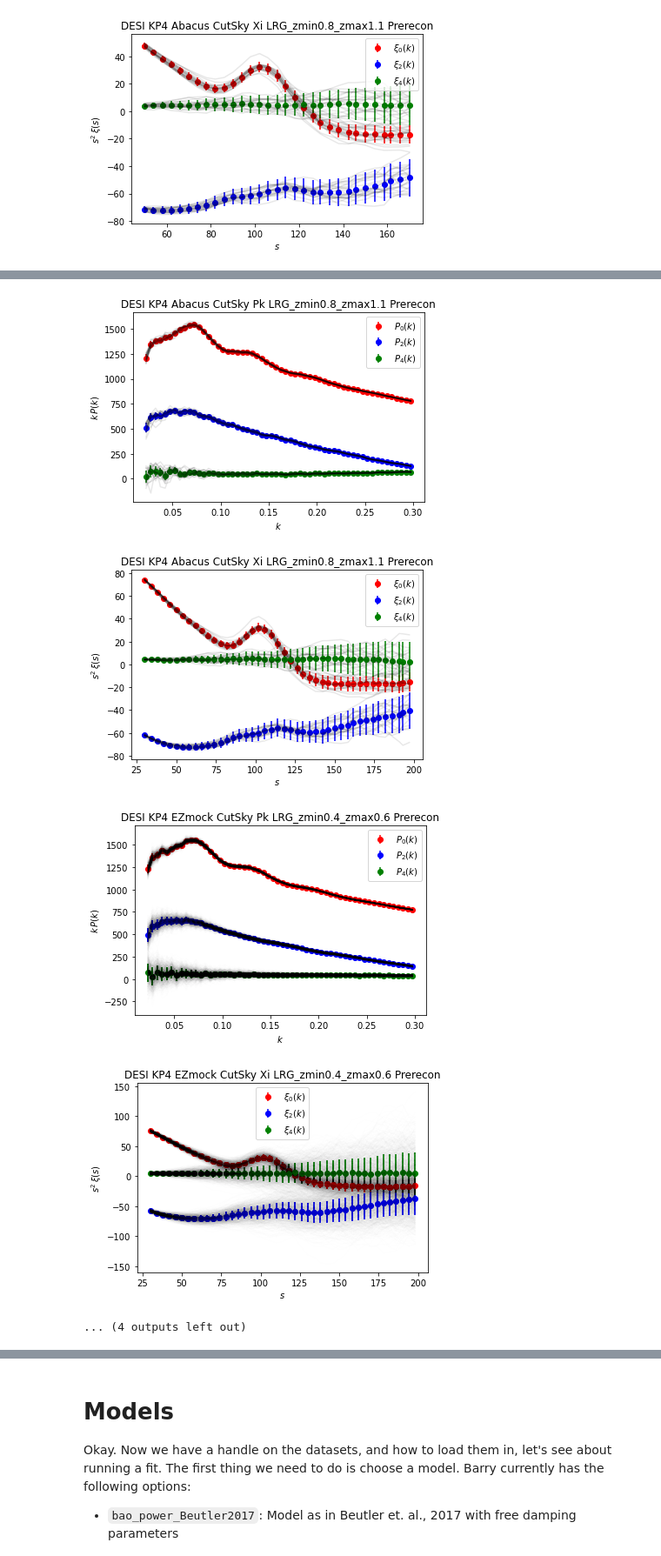
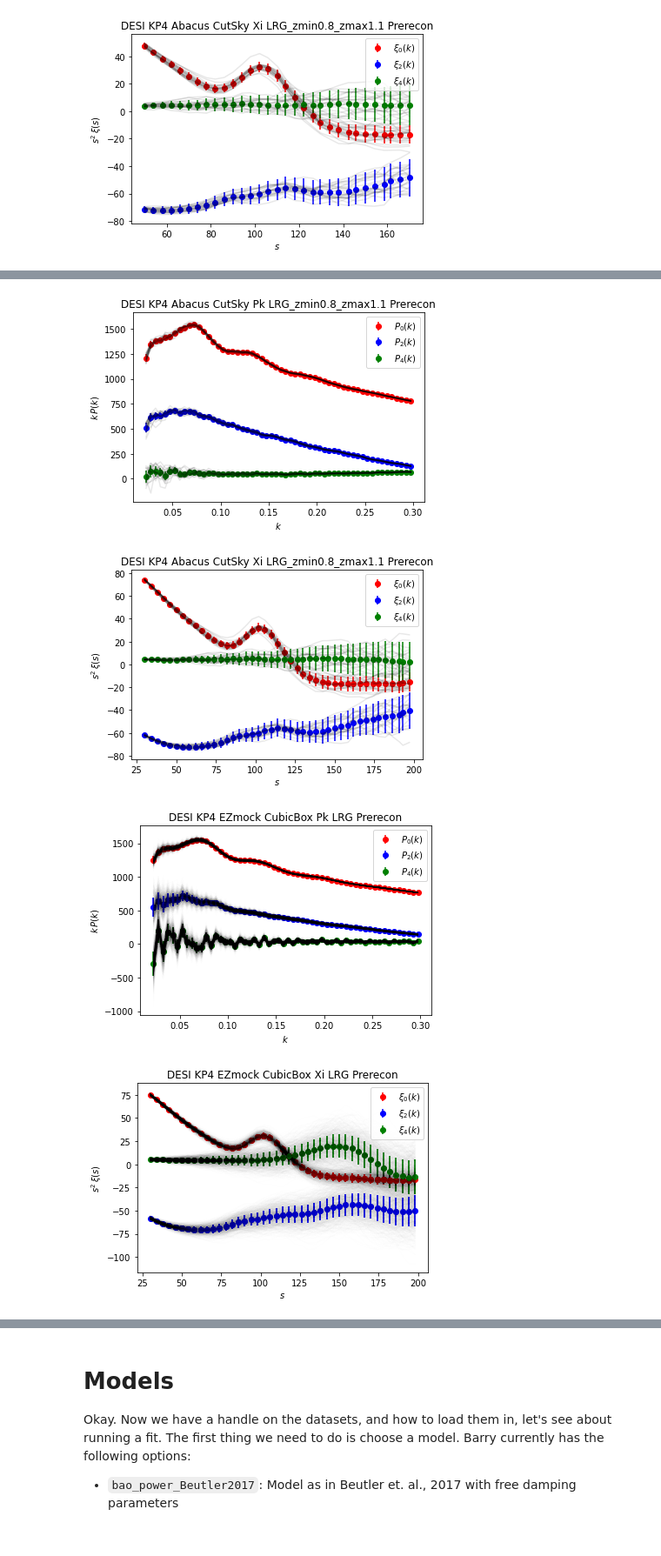
Before and after one commit to Samreay/Barry, a Jupyter notebook: DESI_KP4_EXAMPLES.ipynb, the cells around one changed output, grey strips where cells are left out. Shown at 87% size. Saved outputs shown, nothing was run; the diff lists cells and outputs as text; code cells hidden in the pictures.

Commit message:
Small updates to desi example notebook

```diff
--- a/DESI_KP4_EXAMPLES.ipynb
+++ b/DESI_KP4_EXAMPLES.ipynb
@@ -41,12 +43,12 @@ from barry.datasets.dataset_power_spectrum import PowerSpectrum_DESI_KP4
 from barry.datasets.dataset_correlation_function import CorrelationFunction_DESI_KP4
 
 # Lets read in a single instance of the data and have a look
-dataset = PowerSpectrum_DESI_KP4(mocktype="abacus_cutsky")
+dataset = PowerSpectrum_DESI_KP4(mocktype="ezmock_cubicbox")
 data = dataset.get_data()[0]
 print(data)
 
 # Lets read in a single instance of the data and have a look
-dataset = CorrelationFunction_DESI_KP4()
+dataset = CorrelationFunction_DESI_KP4(mocktype="ezmock_cubicbox")
 data = dataset.get_data()[0]
 print(data)
 # %% [output]
@@ -112,7 +102,7 @@ def plot_pk(dataset):
     plt.xlabel(r"$k$")
     plt.ylabel(r"$k\,P(k)$")
     plt.title(dataset.name)
-    plt.legend()
+    plt.legend(loc='upper right')
     plt.show()
 
 def plot_xi(dataset):
@@ -142,7 +132,7 @@ def plot_xi(dataset):
     plt.xlabel(r"$s$")
     plt.ylabel(r"$s^{2}\,\xi(s)$")
     plt.title(dataset.name)
-    plt.legend()
+    plt.legend(loc='upper right')
     plt.show()
 
 dataset = PowerSpectrum_DESI_KP4()
@@ -189,9 +156,9 @@ plot_xi(dataset)
 [figure]
 # %%
 # Let's try all the possible tracers, mocktypes and redshift bins
-tracers = ["lrg", "lrg", "lrg"]
-nzbins = [1, 3, 3]
-mocktypes = ["abacus_cubicbox", "abacus_cutsky", "ezmock_cutsky"]
+tracers = ["lrg", "lrg", "lrg", "lrg"]
+nzbins = [1, 3, 1, 3]
+mocktypes = ["abacus_cubicbox", "abacus_cutsky", "ezmock_cubicbox", "ezmock_cutsky"]
 for j, (tracer, redshift_bins, mocktype) in enumerate(zip(tracers, nzbins, mocktypes)):
     for z in range(redshift_bins):
         plot_pk(PowerSpectrum_DESI_KP4(
@@ -254,9 +187,8 @@ These should all be 1: [-0.12133149  2.02325289  0.60940472  1.08353288  1.66901
 [figure]
 [figure]
 [figure]
 [figure]
 [figure]
 [figure]
-[figure, old version]
+[figure, new version]
-[figure, old version]
+[figure, new version]
-... (4 outputs left out)
```
Also changed, not shown: parts of 10 cells of this notebook.
